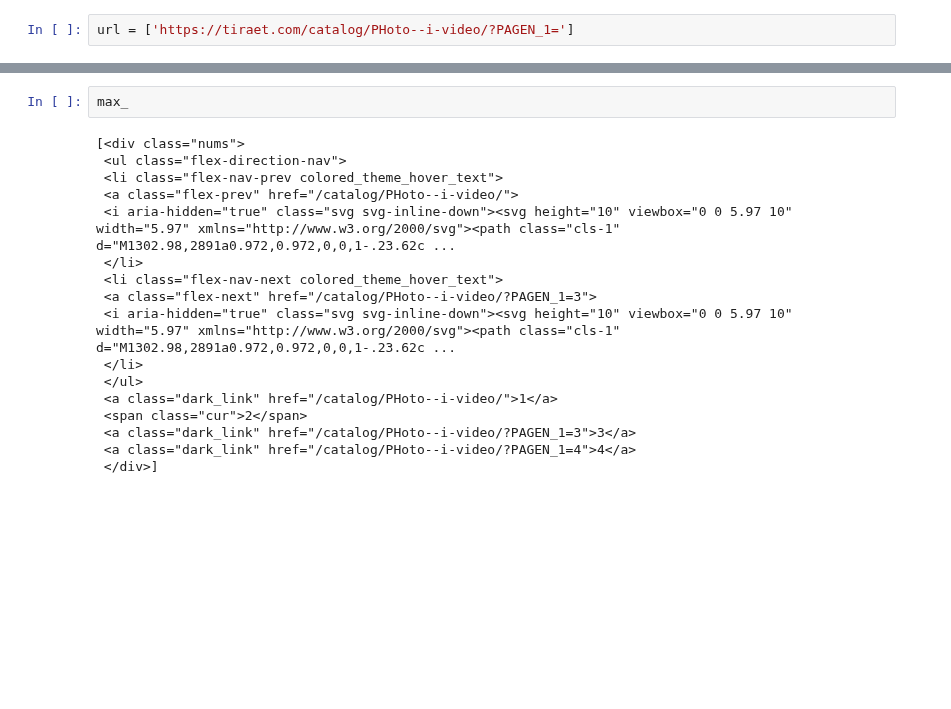
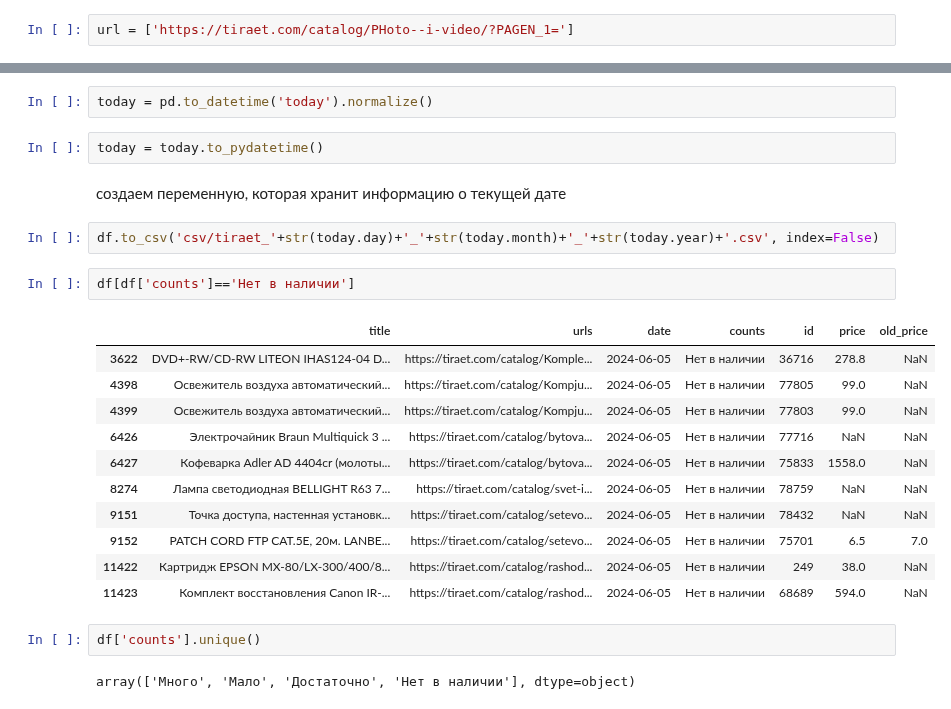
Before and after one commit to APolisakov/parsing, a Jupyter notebook: parsing_tir.ipynb, the cells around one changed output, grey strips where cells are left out. Cells and saved outputs as stored; diff of their text form; blank space fills up the shorter version.

```diff
--- a/parsing_tir.ipynb
+++ b/parsing_tir.ipynb
@@ -169,21 +150,28 @@ IndexError: list index out of range
-# %%
-max_
-# %% [output]
-[<div class="nums">
- <ul class="flex-direction-nav">
- <li class="flex-nav-prev colored_theme_hover_text">
- <a class="flex-prev" href="/catalog/PHoto--i-video/">
- <i aria-hidden="true" class="svg svg-inline-down"><svg height="10" viewbox="0 0 5.97 10" width="5.97" xmlns="http://www.w3.org/2000/svg"><path class="cls-1" d="M1302.98,2891a0.972,0.972,0,0,1-.23.62c ...
- </li>
- <li class="flex-nav-next colored_theme_hover_text">
- <a class="flex-next" href="/catalog/PHoto--i-video/?PAGEN_1=3">
- <i aria-hidden="true" class="svg svg-inline-down"><svg height="10" viewbox="0 0 5.97 10" width="5.97" xmlns="http://www.w3.org/2000/svg"><path class="cls-1" d="M1302.98,2891a0.972,0.972,0,0,1-.23.62c ...
- </li>
- </ul>
- <a class="dark_link" href="/catalog/PHoto--i-video/">1</a>
- <span class="cur">2</span>
- <a class="dark_link" href="/catalog/PHoto--i-video/?PAGEN_1=3">3</a>
- <a class="dark_link" href="/catalog/PHoto--i-video/?PAGEN_1=4">4</a>
- </div>]
+# %%
+today = pd.to_datetime('today').normalize()
+# %%
+today = today.to_pydatetime()
+# %% [markdown]
+создаем переменную, которая хранит информацию о текущей дате
+# %%
+df.to_csv('csv/tiraet_'+str(today.day)+'_'+str(today.month)+'_'+str(today.year)+'.csv', index=False)
+# %%
+df[df['counts']=='Нет в наличии']
+# %% [output]
+|  | title | urls | datе | counts | id | price | old_price |
+| 3622 | DVD+-RW/CD-RW LITEON IHAS124-04 D... | https://tiraet.com/catalog/Komple... | 2024-06-05 | Нет в наличии | 36716 | 278.8 | NaN |
+| 4398 | Освежитель воздуха автоматический... | https://tiraet.com/catalog/Kompju... | 2024-06-05 | Нет в наличии | 77805 | 99.0 | NaN |
+| 4399 | Освежитель воздуха автоматический... | https://tiraet.com/catalog/Kompju... | 2024-06-05 | Нет в наличии | 77803 | 99.0 | NaN |
+| 6426 | Электрочайник Braun Multiquick 3 ... | https://tiraet.com/catalog/bytova... | 2024-06-05 | Нет в наличии | 77716 | NaN | NaN |
+| 6427 | Кофеварка Adler AD 4404cr (молоты... | https://tiraet.com/catalog/bytova... | 2024-06-05 | Нет в наличии | 75833 | 1558.0 | NaN |
+| 8274 | Лампа светодиодная BELLIGHT R63 7... | https://tiraet.com/catalog/svet-i... | 2024-06-05 | Нет в наличии | 78759 | NaN | NaN |
+| 9151 | Точка доступа, настенная установк... | https://tiraet.com/catalog/setevo... | 2024-06-05 | Нет в наличии | 78432 | NaN | NaN |
+| 9152 | PATCH CORD FTP CAT.5E, 20м. LANBE... | https://tiraet.com/catalog/setevo... | 2024-06-05 | Нет в наличии | 75701 | 6.5 | 7.0 |
+| 11422 | Картридж EPSON MX-80/LX-300/400/8... | https://tiraet.com/catalog/rashod... | 2024-06-05 | Нет в наличии | 249 | 38.0 | NaN |
+| 11423 | Комплект восстановления Canon IR-... | https://tiraet.com/catalog/rashod... | 2024-06-05 | Нет в наличии | 68689 | 594.0 | NaN |
+# %%
+df['counts'].unique()
+# %% [output]
+array(['Много', 'Мало', 'Достаточно', 'Нет в наличии'], dtype=object)
 # %%
 preprocessing(df)
```
Also changed, not shown: parts of 16 cells of this notebook, 1 other file.
